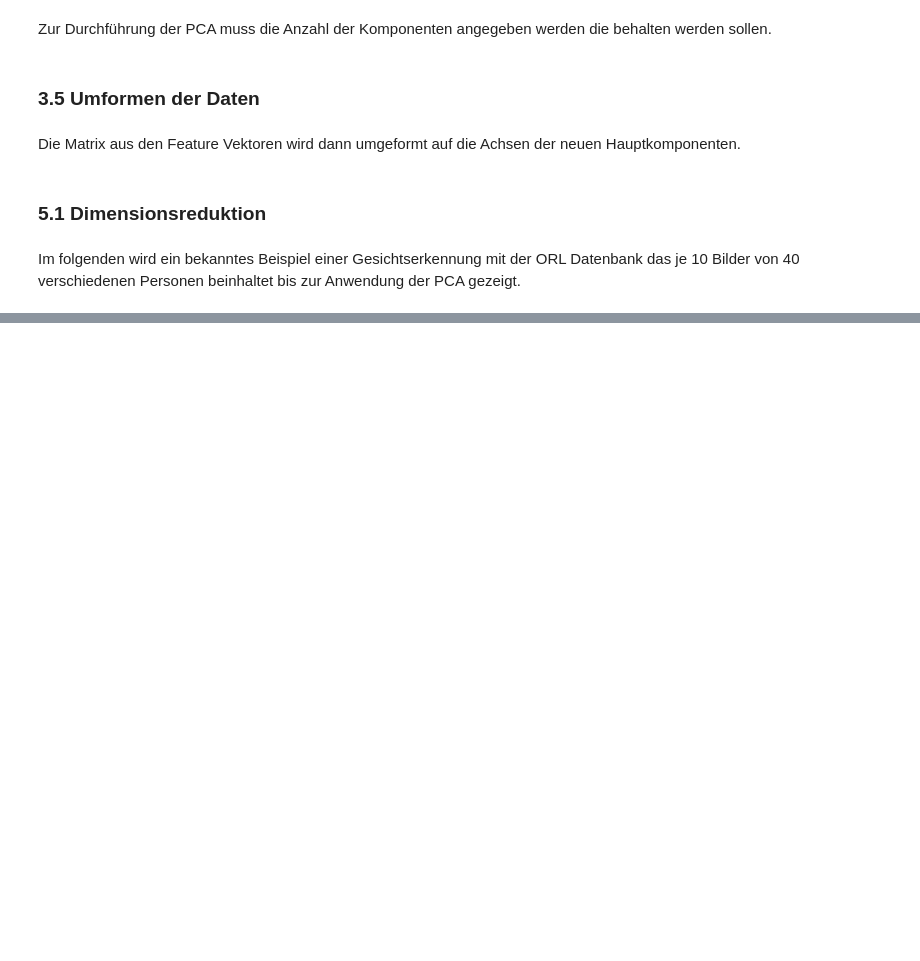
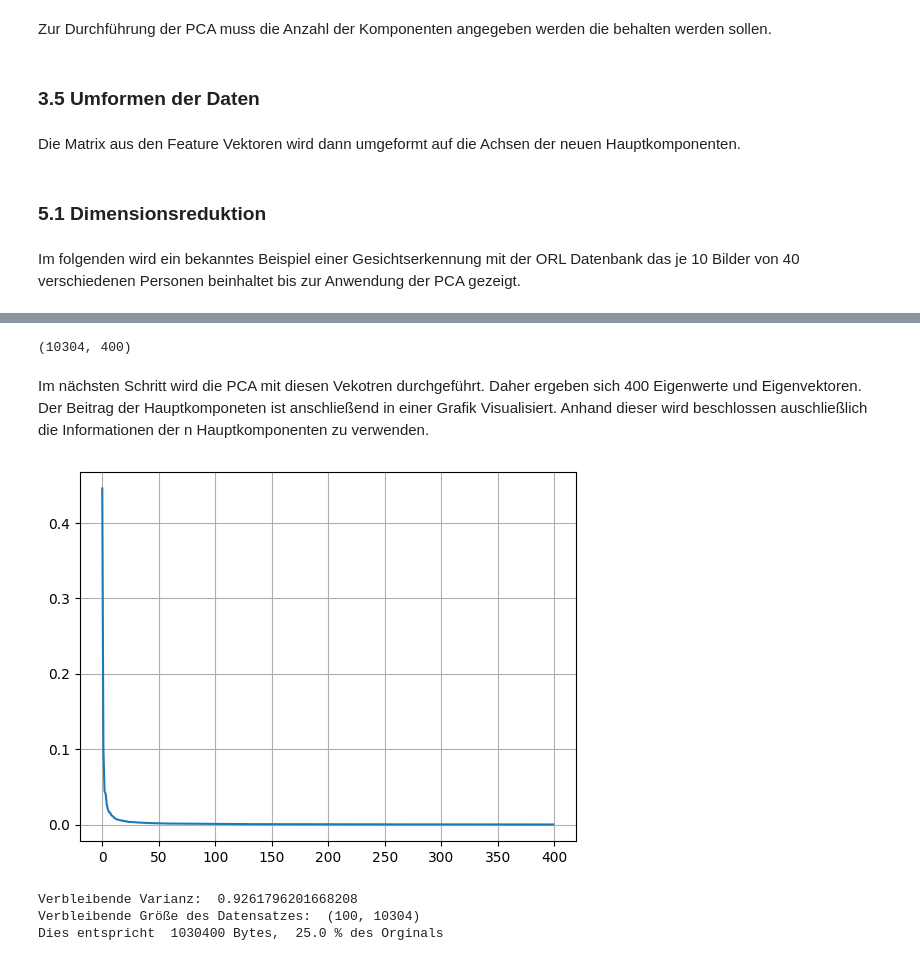
Before and after one commit to MoritzMSP/DHBW_AML, a Jupyter notebook: PCA.ipynb, the cells around one changed output, grey strips where cells are left out. Saved outputs shown, nothing was run; the diff lists cells and outputs as text; code cells hidden in the pictures; blank space fills up the shorter version.

```diff
--- a/PCA.ipynb
+++ b/PCA.ipynb
@@ -200,0 +235,57 @@ Nun sind die Orginalen Bilder in den neuen Raum zu transformieren. Dies wird exe
+# %%
+dataPath = os.path.join(workingDirPath,"Data","Bildkompression")
+#Dimensionen der Daten
+yPixel = 112
+xPixel = 92
+anzahlImg = 400
+
+#Bilder aus Datei laden
+i = 0
+images = np.zeros((yPixel, xPixel, anzahlImg))
+for (dirPath, dirNames, fileNames) in os.walk(dataPath):
+    for filename in fileNames:
+        imagePath = os.path.join(dirPath, filename)
+        if  filename.endswith(".pgm"):
+            #Bild gefunden --> Bild laden
+            images[:,:,i] = img.imread(imagePath)
+            i = i + 1
+
+#Datenmatrix erzeugen --> Zielgröße 10304 x 400 --> 400 Dimmensionen
+data = np.zeros((yPixel*xPixel, anzahlImg))
+index = 0
+for i in range(yPixel):
+    for j in range(xPixel):
+        for k in range(anzahlImg):
+            data[index, k] = images[i,j,k]
+        index = index + 1
+data.shape
+# %% [output]
+(10304, 400)
+# %% [markdown]
+Im nächsten Schritt wird die PCA mit diesen Vekotren durchgeführt. Daher ergeben sich 400 Eigenwerte und Eigenvektoren. Der Beitrag der Hauptkomponeten ist anschließend in einer Grafik Visualisiert. Anhand dieser wird beschlossen auschließlich die Informationen der n Hauptkomponenten zu verwenden.
+# %%
+#PCA Bilder
+pca = PCA().fit(data)
+
+#Plotten des Prozentualen Beitrags zur Varianz
+plt.plot(pca.explained_variance_ratio_)
+plt.grid()
+plt.show()
+# %% [output]
+[figure, added]
+# %%
+#Auswhählen von n Hauptkomponenten
+n = 250
+print("Verbleibende Varianz: ", pca.explained_variance_ratio_[:n].sum())
+featureVektor = pca.components_[:n]
+
+#Transformation des Datensatzes --> Dieser würde gespeichert werden
+transformedImages = np.matmul(featureVektor, data.transpose())
+print("Verbleibende Größe des Datensatzes: ", transformedImages.shape)
+newSize = transformedImages.shape[0]* transformedImages.shape[1]
+oldSize = data.shape[0]*data.shape[1]
+print("Dies entspricht ", newSize, "Bytes, ", newSize/oldSize*100, "% des Orginals")
+# %% [output]
+Verbleibende Varianz:  0.9261796201668208
+Verbleibende Größe des Datensatzes:  (100, 10304)
+Dies entspricht  1030400 Bytes,  25.0 % des Orginals
```
Also changed, not shown: parts of 17 cells of this notebook, 3 other files.
